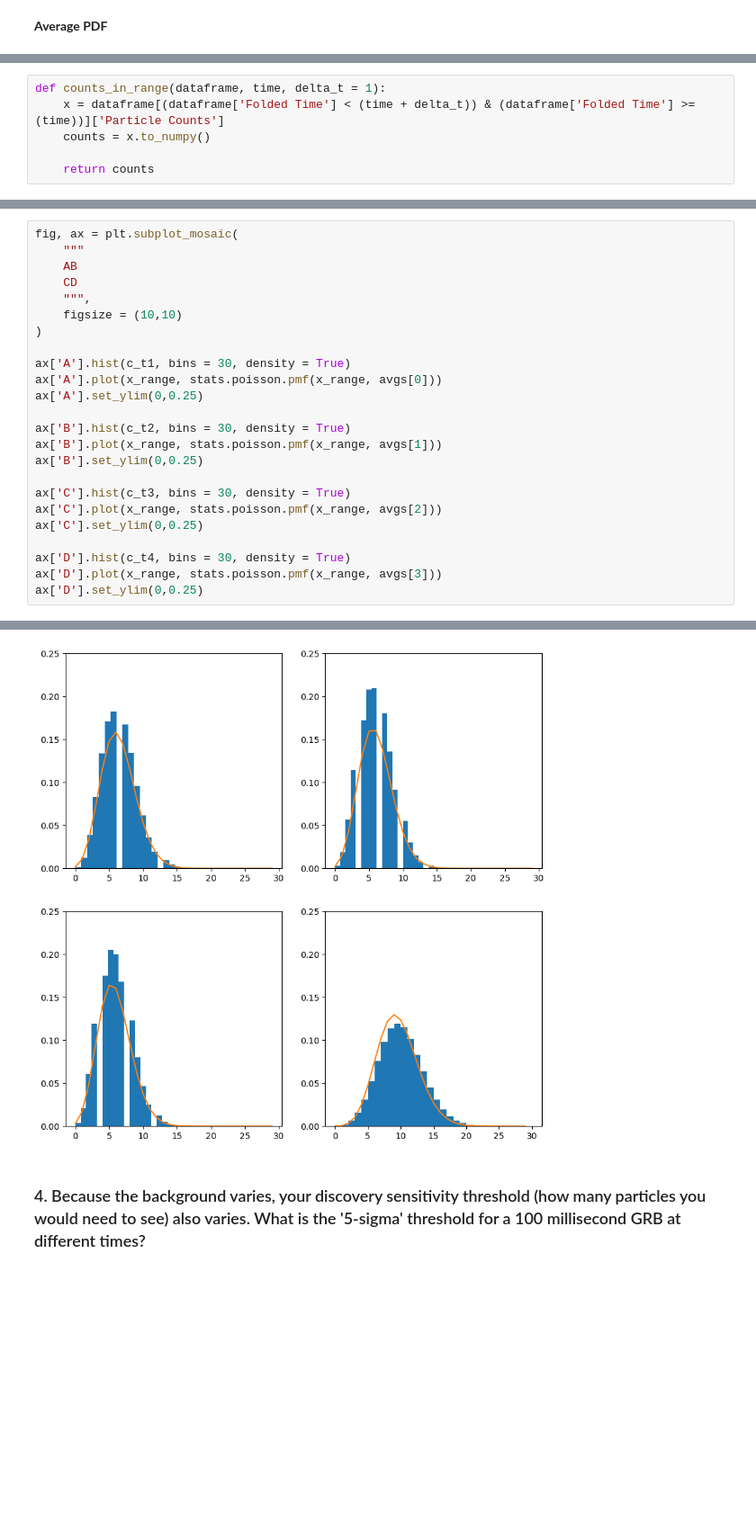
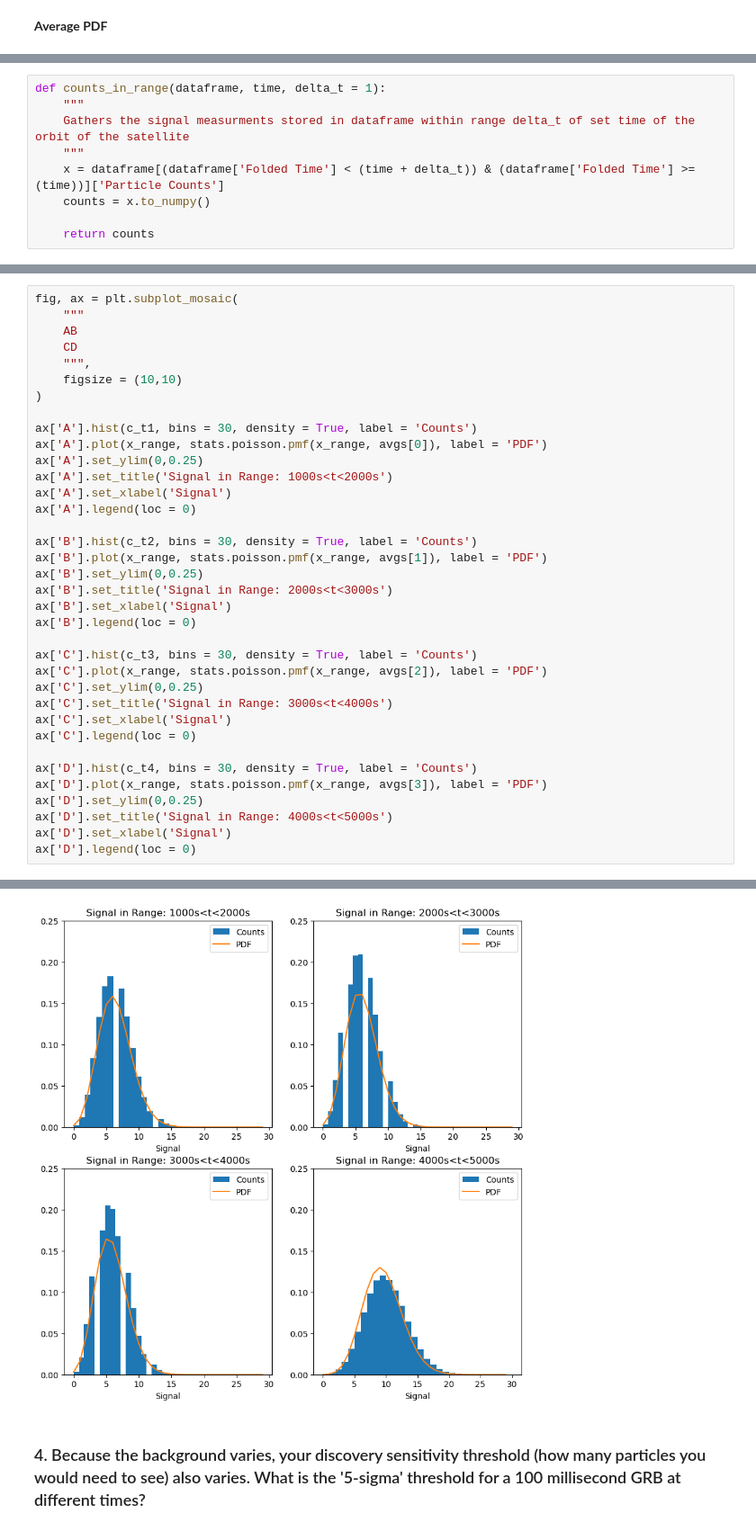
Before and after one commit to tarias16/Phys-434-Big-Data, a Jupyter notebook: Lab_4.ipynb, the cells around one changed output, grey strips where cells are left out. Shown at 90% size. Drawn from its saved outputs; the diff is of its cells as text; blank space fills up the shorter version.

```diff
--- a/Lab_4.ipynb
+++ b/Lab_4.ipynb
@@ -207,5 +205,8 @@ Name: Particle Counts, Length: 6000001, dtype: float64
 # %%
 def counts_in_range(dataframe, time, delta_t = 1):
+    """
+    Gathers the signal measurments stored in dataframe within range delta_t of set time of the orbit of the satellite
+    """
     x = dataframe[(dataframe['Folded Time'] < (time + delta_t)) & (dataframe['Folded Time'] >= (time))]['Particle Counts']
     counts = x.to_numpy()
 
@@ -236,19 +229,31 @@ fig, ax = plt.subplot_mosaic(
     figsize = (10,10)
 )
 
-ax['A'].hist(c_t1, bins = 30, density = True)
-ax['A'].plot(x_range, stats.poisson.pmf(x_range, avgs[0]))
+ax['A'].hist(c_t1, bins = 30, density = True, label = 'Counts')
+ax['A'].plot(x_range, stats.poisson.pmf(x_range, avgs[0]), label = 'PDF')
 ax['A'].set_ylim(0,0.25)
+ax['A'].set_title('Signal in Range: 1000s<t<2000s')
+ax['A'].set_xlabel('Signal')
+ax['A'].legend(loc = 0)
 
-ax['B'].hist(c_t2, bins = 30, density = True)
-ax['B'].plot(x_range, stats.poisson.pmf(x_range, avgs[1]))
+ax['B'].hist(c_t2, bins = 30, density = True, label = 'Counts')
+ax['B'].plot(x_range, stats.poisson.pmf(x_range, avgs[1]), label = 'PDF')
 ax['B'].set_ylim(0,0.25)
+ax['B'].set_title('Signal in Range: 2000s<t<3000s')
+ax['B'].set_xlabel('Signal')
+ax['B'].legend(loc = 0)
 
-ax['C'].hist(c_t3, bins = 30, density = True)
-ax['C'].plot(x_range, stats.poisson.pmf(x_range, avgs[2]))
+ax['C'].hist(c_t3, bins = 30, density = True, label = 'Counts')
+ax['C'].plot(x_range, stats.poisson.pmf(x_range, avgs[2]), label = 'PDF')
 ax['C'].set_ylim(0,0.25)
+ax['C'].set_title('Signal in Range: 3000s<t<4000s')
+ax['C'].set_xlabel('Signal')
+ax['C'].legend(loc = 0)
 
-ax['D'].hist(c_t4, bins = 30, density = True)
-ax['D'].plot(x_range, stats.poisson.pmf(x_range, avgs[3]))
+ax['D'].hist(c_t4, bins = 30, density = True, label = 'Counts')
+ax['D'].plot(x_range, stats.poisson.pmf(x_range, avgs[3]), label = 'PDF')
 ax['D'].set_ylim(0,0.25)
+ax['D'].set_title('Signal in Range: 4000s<t<5000s')
+ax['D'].set_xlabel('Signal')
+ax['D'].legend(loc = 0)
 # %% [output]
@@ -256,3 +261,3 @@ ax['D'].set_ylim(0,0.25)
-[figure, old version]
+[figure, new version]
 # %% [markdown]
 ### 4. Because the background varies, your discovery sensitivity threshold (how many particles you would need to see) also varies. What is the '5-sigma' threshold for a 100 millisecond GRB at different times?
```
Also changed, not shown: parts of 19 cells of this notebook.
